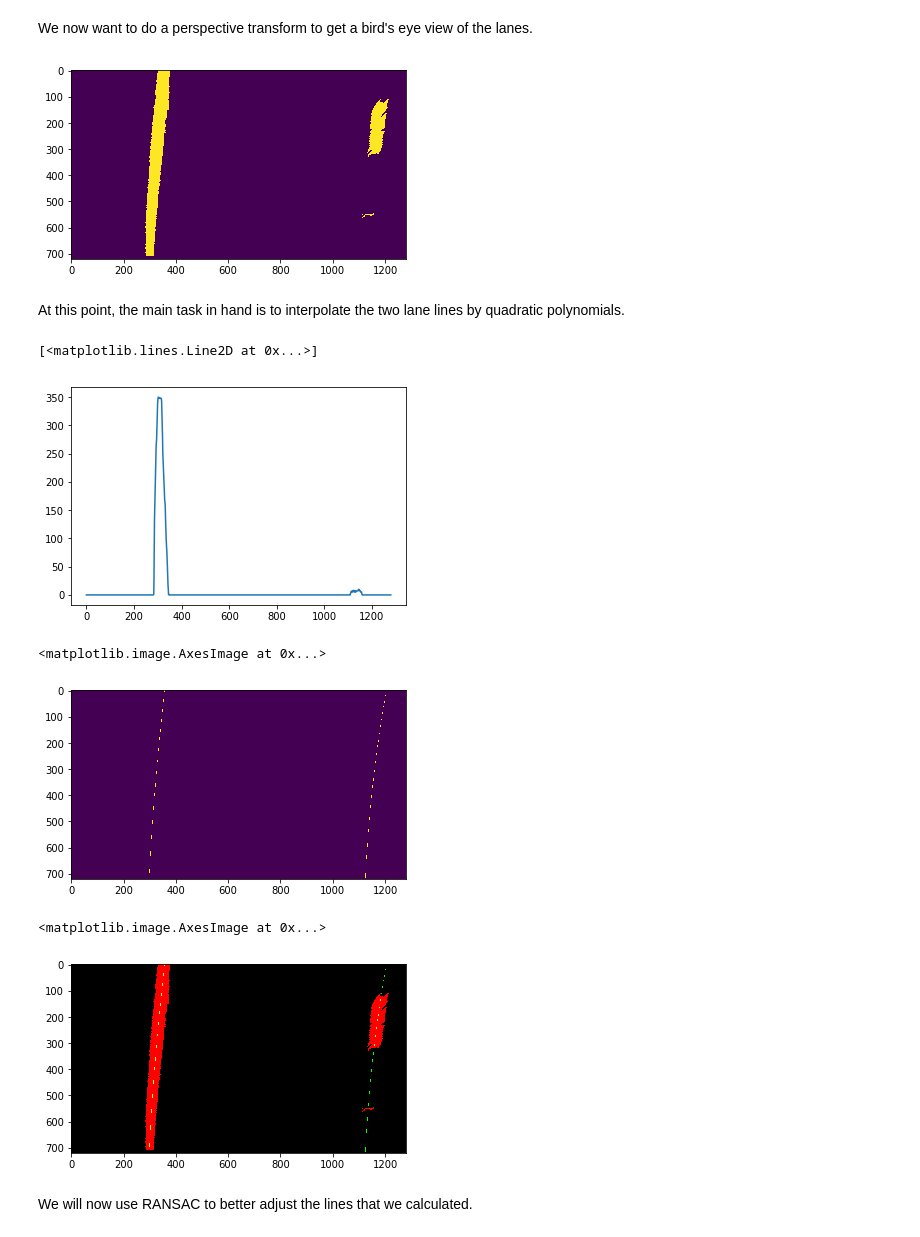
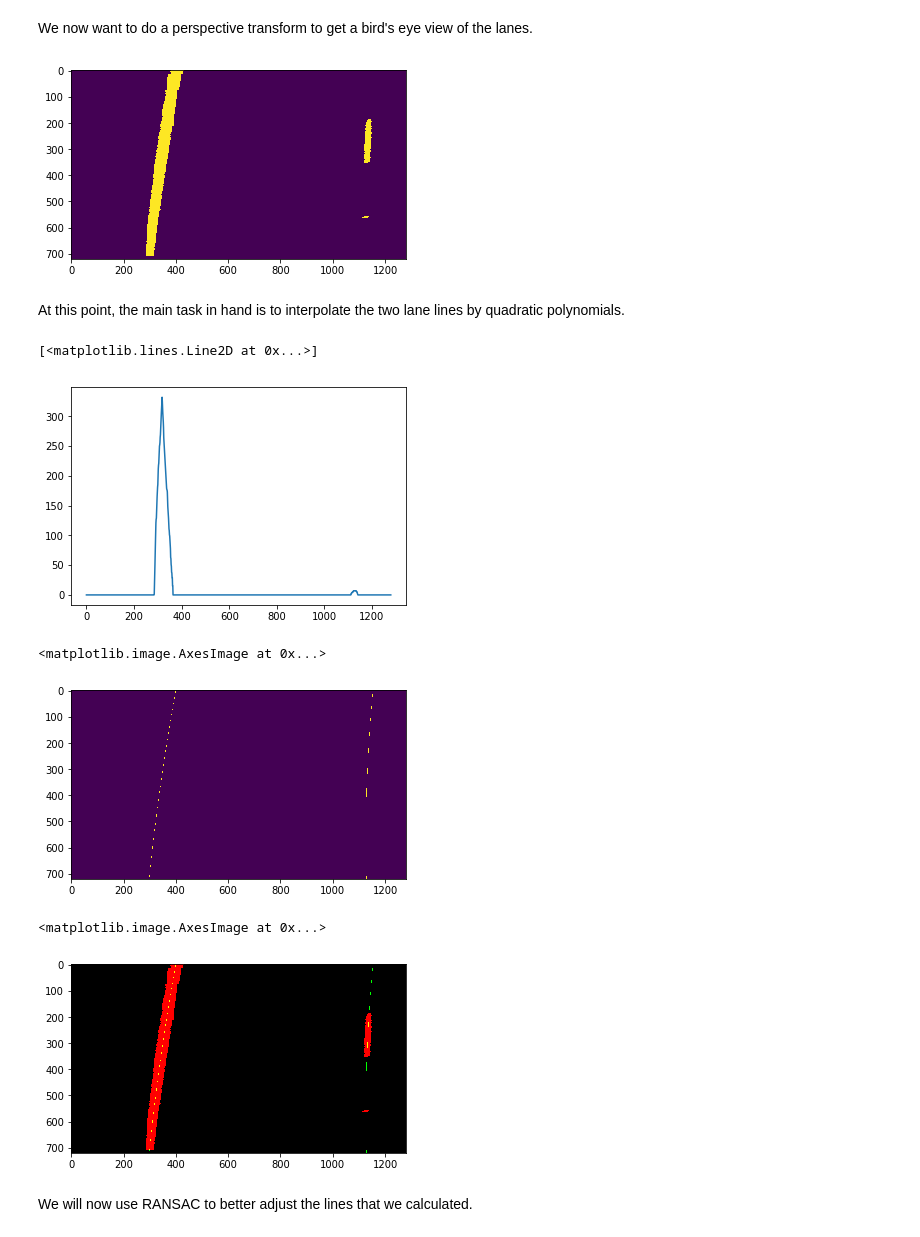
Before and after one commit to joaospinto/CarND-Advanced-Lane-Lines, a Jupyter notebook: Advanced Lane Lines (JSP).ipynb, the cells around one changed output. Cells and saved outputs as stored; diff of their text form; code cells hidden in the pictures.

Commit message:
Removing the use of Sobel gradients from pipeline; editing report.

```diff
--- a/Advanced Lane Lines (JSP).ipynb
+++ b/Advanced Lane Lines (JSP).ipynb
@@ -210,8 +210,12 @@ Now, let's focus on selecting a reasonable region of interest.
 # %%
 dy, dx = undistorted_img.shape[:2]
 
-RoI_trapezoid = np.array([[ [0.06*dx, dy], [0.94*dx, dy], [0.55*dx, 0.60*dy], [0.45*dx, 0.60*dy] ]], dtype=np.int32)
-neg_RoI_trapezoid = np.array([[ [0.24*dx, dy], [0.76*dx, dy], [0.55*dx, 0.68*dy], [0.45*dx, 0.68*dy] ]], dtype=np.int32)
+# Previously
+#RoI_trapezoid = np.array([[ [0.06*dx, dy], [0.94*dx, dy], [0.55*dx, 0.60*dy], [0.45*dx, 0.60*dy] ]], dtype=np.int32)
+#neg_RoI_trapezoid = np.array([[ [0.24*dx, dy], [0.76*dx, dy], [0.55*dx, 0.68*dy], [0.45*dx, 0.68*dy] ]], dtype=np.int32)
+
+RoI_trapezoid = np.array([[ [0.02*dx, dy], [0.98*dx, dy], [0.55*dx, 0.60*dy], [0.45*dx, 0.60*dy] ]], dtype=np.int32)
+neg_RoI_trapezoid = np.array([[ [0.27*dx, dy], [0.73*dx, dy], [0.55*dx, 0.72*dy], [0.45*dx, 0.72*dy] ]], dtype=np.int32)
 
 mask = np.zeros_like(undistorted_img)
 cv2.fillPoly(mask, RoI_trapezoid, (255,255,255))
@@ -314,8 +318,8 @@ def ExtractLaneLines(image):
     MASK = np.zeros_like(s)
     cv2.fillPoly(MASK, ROI, (255,))
     cv2.fillPoly(MASK, neg_ROI, (0,))
-    S_RANGE = (180, 255) # previously 140
-    L_RANGE = (225, 255)
+    S_RANGE = (180, 255) # previously 180
+    L_RANGE = (210, 255) # previously 225
     B_RANGE = (155, 200)
     V_RANGE = (170, 255)
     lanes_from_s_channel = cv2.inRange(cv2.bitwise_and(s, MASK), S_RANGE[0], S_RANGE[1])
@@ -326,8 +330,9 @@ def ExtractLaneLines(image):
     DIR_THRESH = (0*np.pi/180, 65*np.pi/180) # previously 0, 65;
     KSIZE=9
     lanes_from_sobel = cv2.bitwise_and(GetFilteredSobel(l_hls, MAG_THRESH, DIR_THRESH, KSIZE), MASK)
-    combined = np.copy(lanes_from_sobel)
-    combined[lanes_from_s_channel > 0] = 1
+    combined = np.zeros_like(lanes_from_sobel)
+    #combined[lanes_from_sobel > 0] = 1
+    #combined[lanes_from_s_channel > 0] = 1
     combined[lanes_from_b_channel > 0] = 1
     combined[lanes_from_v_channel > 0] = 1
     combined[lanes_from_l_channel > 0] = 1
@@ -346,25 +351,25 @@ plt.imsave("report_imgs/extracted_markings.jpg", extracted_markings)
 We now want to do a perspective transform to get a bird's eye view of the lanes.
 # %%
 dy, dx = undistorted_img.shape[:2]
-src = np.float32([ [0.05*dx, dy], [0.95*dx, dy], [0.60*dx, 0.68*dy], [0.40*dx, 0.68*dy] ])
+src = np.float32([ [0.05*dx, dy], [0.95*dx, dy], [0.60*dx, 0.67*dy], [0.40*dx, 0.67*dy] ])
 dst = np.float32([ [0.10*dx, dy], [0.90*dx, dy], [0.90*dx, 0], [0.10*dx, 0] ])
 M = cv2.getPerspectiveTransform(src, dst)
 M_inv = np.linalg.inv(M)
 
 def GetBirdsEye(to_transform):
     return cv2.warpPerspective(to_transform, M, (dx, dy))
 
 def RevertBirdsEye(to_transform):
     return cv2.warpPerspective(to_transform, M_inv, (dx, dy))
 
 to_transform = ExtractLaneLines(undistorted_img)
 birds_eye = GetBirdsEye(to_transform)
 plt.imshow(birds_eye)
 mask = np.zeros_like(undistorted_img)
 cv2.fillPoly(mask, RoI_trapezoid, (255,255,255))
 plt.imsave("report_imgs/birds_eye.jpg", birds_eye)
 # %% [output]
-[figure, old version]
+[figure, new version]
 # %% [markdown]
 At this point, the main task in hand is to interpolate the two lane lines by quadratic polynomials.
 # %%
@@ -372,7 +377,7 @@ histogram = np.sum(birds_eye[birds_eye.shape[0]//2:,:], axis=0)
 plt.plot(histogram)
 # %% [output]
 [<matplotlib.lines.Line2D at 0x...>]
-[figure, old version]
+[figure, new version]
 # %%
 def PlotQuadLines(height, width, p_left, p_right):
     Y_linspace = np.linspace(0, height-1, height, dtype=np.int32)
@@ -403,13 +408,13 @@ out = InterpolateLines(birds_eye)
 plt.imshow(out)
 # %% [output]
 <matplotlib.image.AxesImage at 0x...>
-[figure, old version]
+[figure, new version]
 # %%
 overlay = np.dstack([255*birds_eye, out, np.zeros_like(birds_eye)])
 plt.imshow(overlay)
 # %% [output]
 <matplotlib.image.AxesImage at 0x...>
-[figure, old version]
+[figure, new version]
 # %% [markdown]
 We will now use RANSAC to better adjust the lines that we calculated.
 # %%
```
Also changed, not shown: parts of 11 cells of this notebook, 15 other files.
